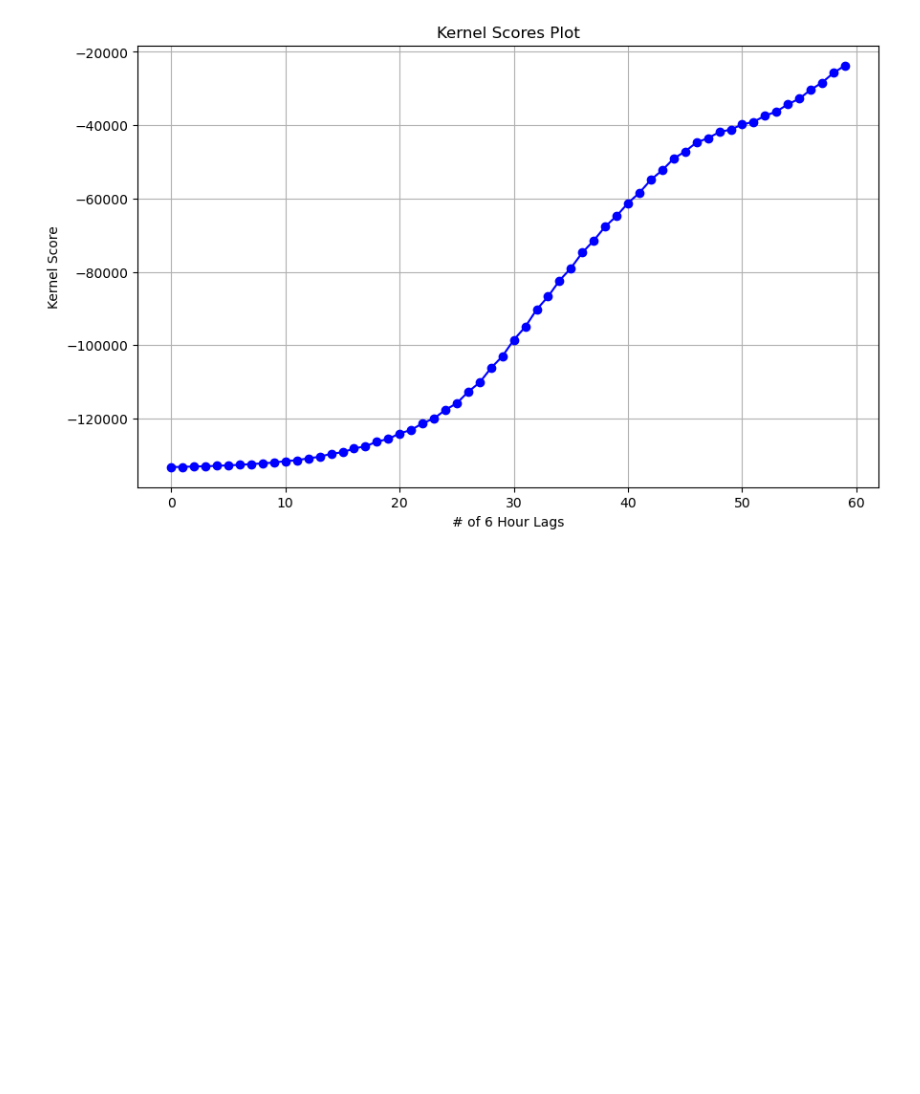
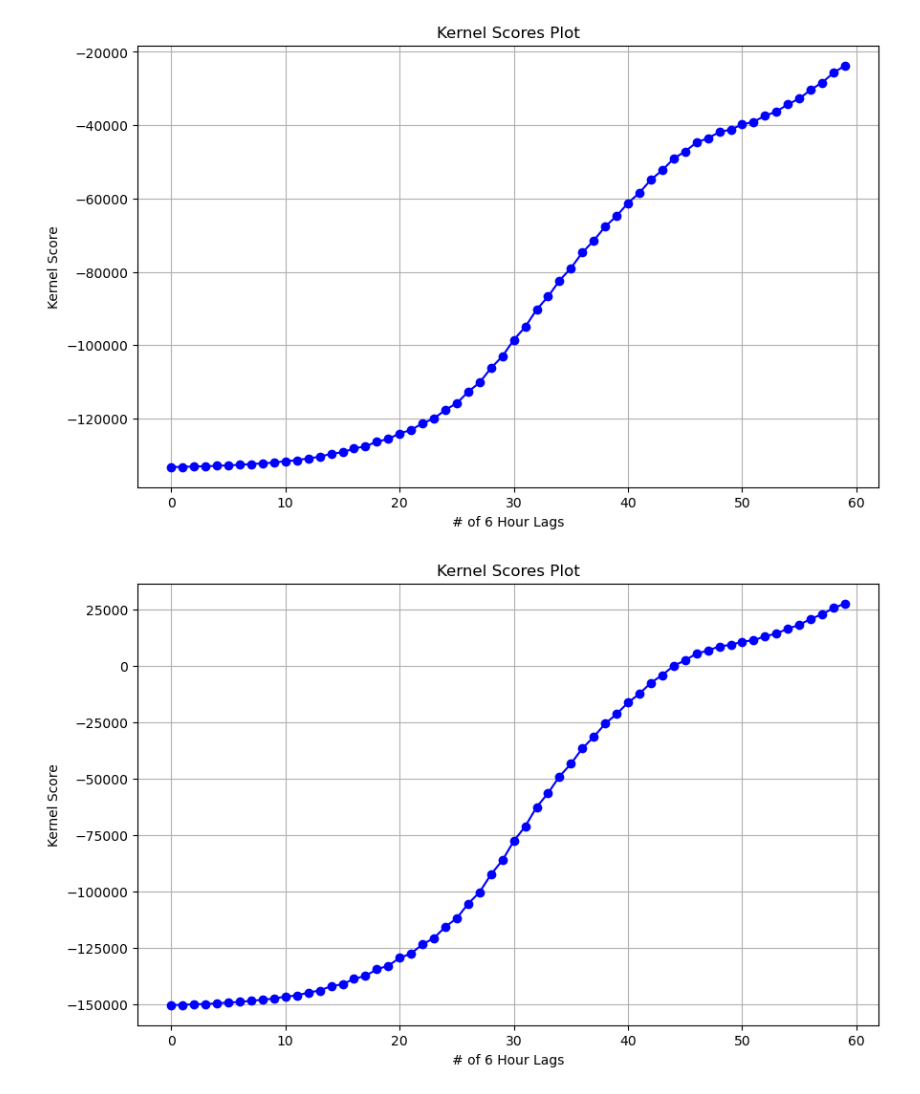
Before and after one commit to archerdodson/WeatherBench2-Implementation, a Jupyter notebook: SigKernelWeatherBench.ipynb, the cells around one changed output. Cells and saved outputs as stored; diff of their text form; code cells hidden in the pictures; blank space fills up the shorter version.

```diff
--- a/SigKernelWeatherBench.ipynb
+++ b/SigKernelWeatherBench.ipynb
@@ -377,15 +383,16 @@ kernelscores = []
 
 
 maxvalue = np.array([savedobs.max(),savedfor.max()]).max()
-savedobsshift = savedobs/(20*maxvalue)
-savedforshift = savedfor/(20*maxvalue)
+savedobsshift = savedobs /(20*maxvalue)
+savedforshift = savedfor /(20*maxvalue)
 
 #print(maxvalue)
 #print(savedobsshift.shape)
-static_kernel = sigkernel.RBFKernel(sigma=2)
+static_kernel = sigkernel.RBFKernel(sigma=1)
 dyadic_order = 2
 signature_kernel = sigkernel.SigKernel(static_kernel, dyadic_order)
 
+#think about removing culmative
 for i in range(60):
         fors = savedforshift[:,:,i,:,:]
         obs = savedobsshift[i:i-60,:,:][::2,:,:]
@@ -397,7 +404,7 @@ for i in range(60):
         fors = np.cumsum(fors,axis=0)
 
         obs = np.expand_dims(obs, axis = 0)
-        fors = np.transpose(fors, (1,0,2))
+        fors = np.transpose(fors, (1,0,2)) #some
 
         X = torch.tensor(fors, dtype=torch.double)
         y = torch.tensor(obs, dtype=torch.double)
@@ -471,0 +477,15 @@ plt.show()
+# %%
+#Latitude weighted KernelScore
+# Divde by (#of days * max value)
+
+#try with another variable
+kernelscores
+plt.figure(figsize=(10, 6))  # Set the figure size if needed
+plt.plot(kernelscores, marker='o', linestyle='-', color='b')  # Plot with line and marker
+plt.title("Kernel Scores Plot")
+plt.xlabel("# of 6 Hour Lags")
+plt.ylabel("Kernel Score")
+plt.grid(True)  # Optional: add a grid for better readability
+plt.show()
+# %% [output]
+[figure, added]
```
Also changed, not shown: parts of 7 cells of this notebook, 2 other files.
